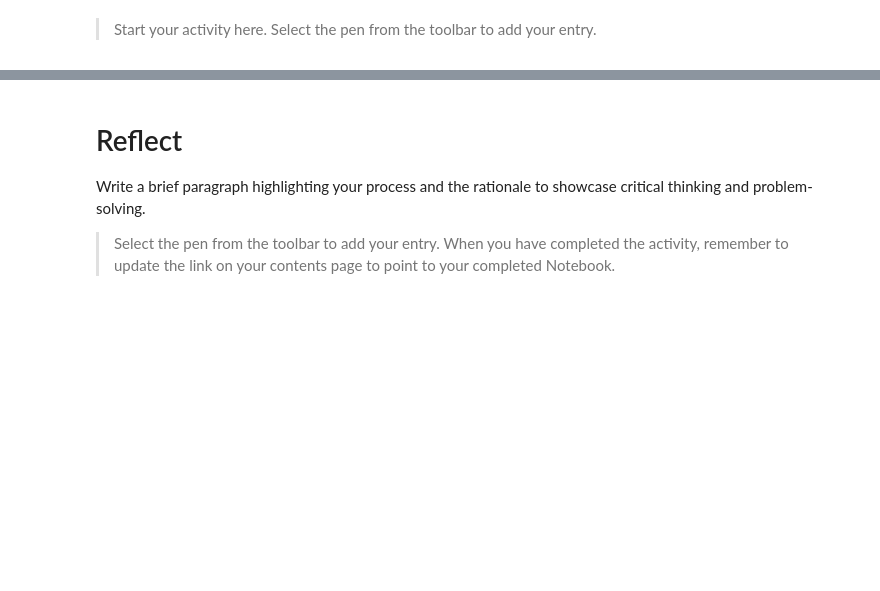
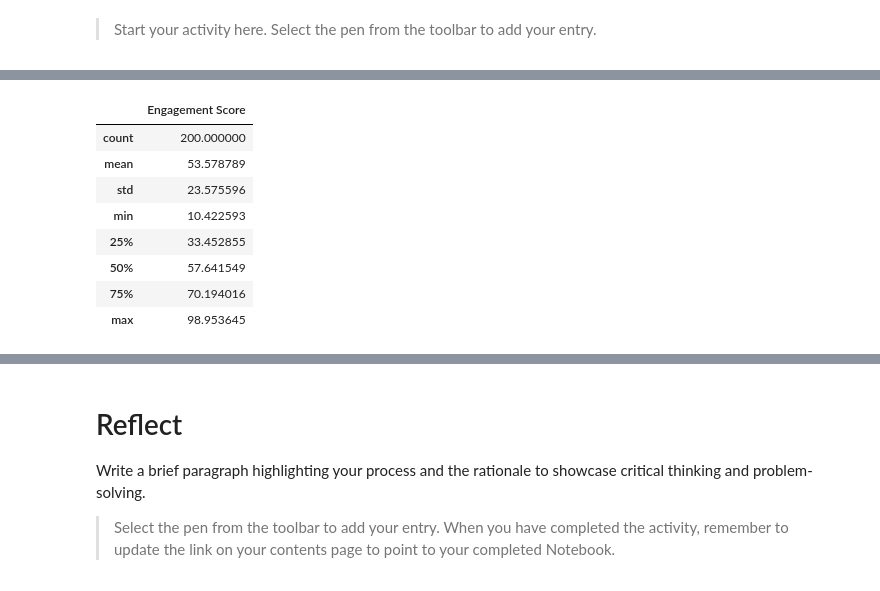
Before and after one commit to sheldonkemper/portfolio, a Jupyter notebook: CAM_DS_C101_Activity_3_2_4.ipynb, the cells around one changed output, grey strips where cells are left out. Cells and saved outputs as stored; diff of their text form; code cells hidden in the pictures; blank space fills up the shorter version.

```diff
--- a/CAM_DS_C101_Activity_3_2_4.ipynb
+++ b/CAM_DS_C101_Activity_3_2_4.ipynb
@@ -36,0 +57,12 @@ data.head()
+# %%
+data.describe()
+# %% [output]
+|  | Engagement Score |
+| count | 200.000000 |
+| mean | 53.578789 |
+| std | 23.575596 |
+| min | 10.422593 |
+| 25% | 33.452855 |
+| 50% | 57.641549 |
+| 75% | 70.194016 |
+| max | 98.953645 |
```
Also changed, not shown: parts of 7 cells of this notebook.
